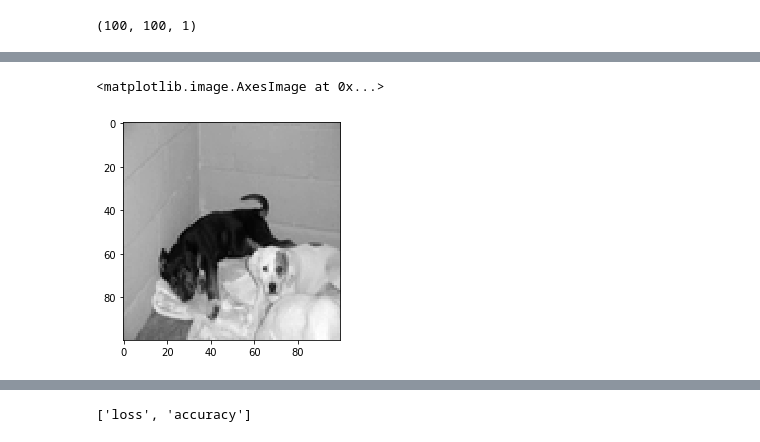
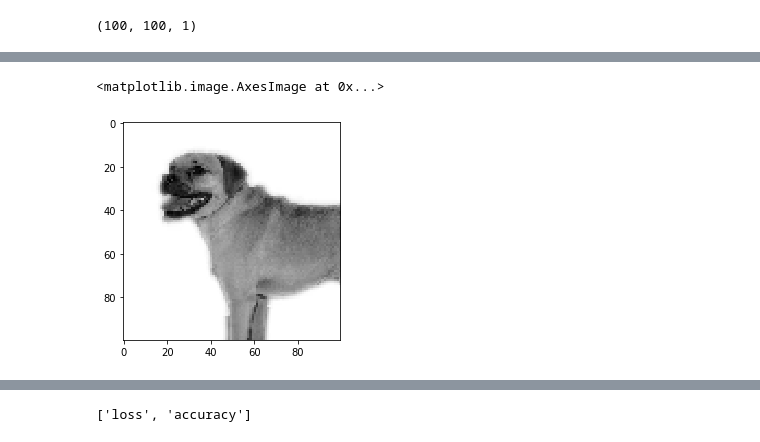
Before and after one commit to ThucNguyen007/cs410deeplearning, a Jupyter notebook: CATS_AND_DOGS.ipynb, the cells around one changed output, grey strips where cells are left out. Cells and saved outputs as stored; diff of their text form; code cells hidden in the pictures.

```diff
--- a/CATS_AND_DOGS.ipynb
+++ b/CATS_AND_DOGS.ipynb
@@ -107,8 +101,8 @@ np.argmax( prediction )
 # %%
-imshow(X_test[0][0][10,:,:,0], cmap='gray')
+imshow(X_test[0][0][12,:,:,0], cmap='gray')
 # %% [output]
 <matplotlib.image.AxesImage at 0x...>
-[figure, old version]
+[figure, new version]
 # %%
 model.evaluate(X_test)
 # %% [output]
```
Also changed, not shown: parts of 13 cells of this notebook, 1 other file.
